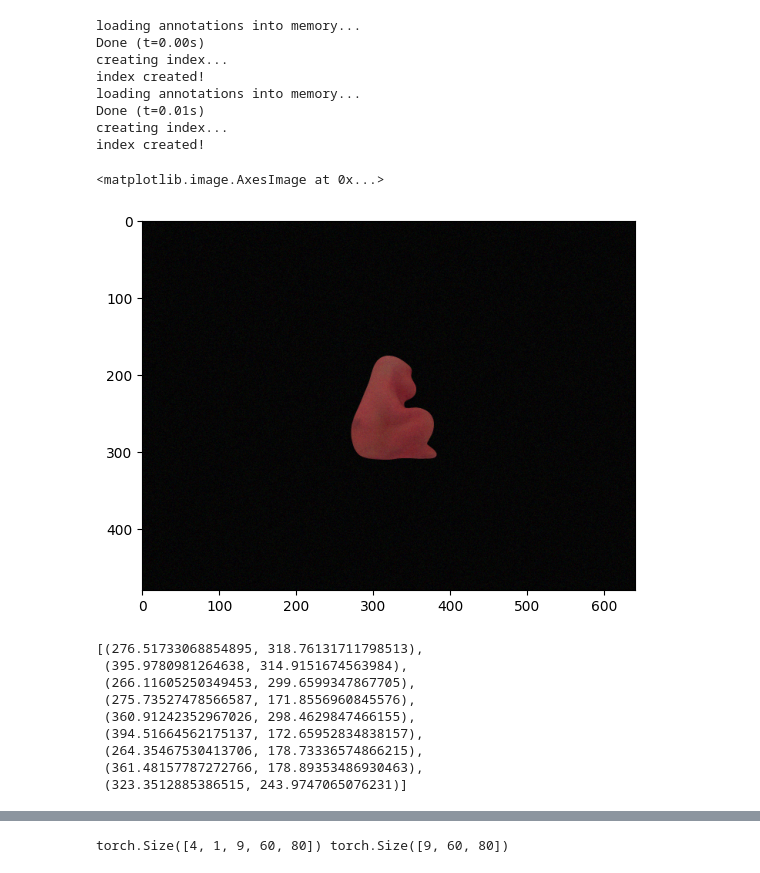
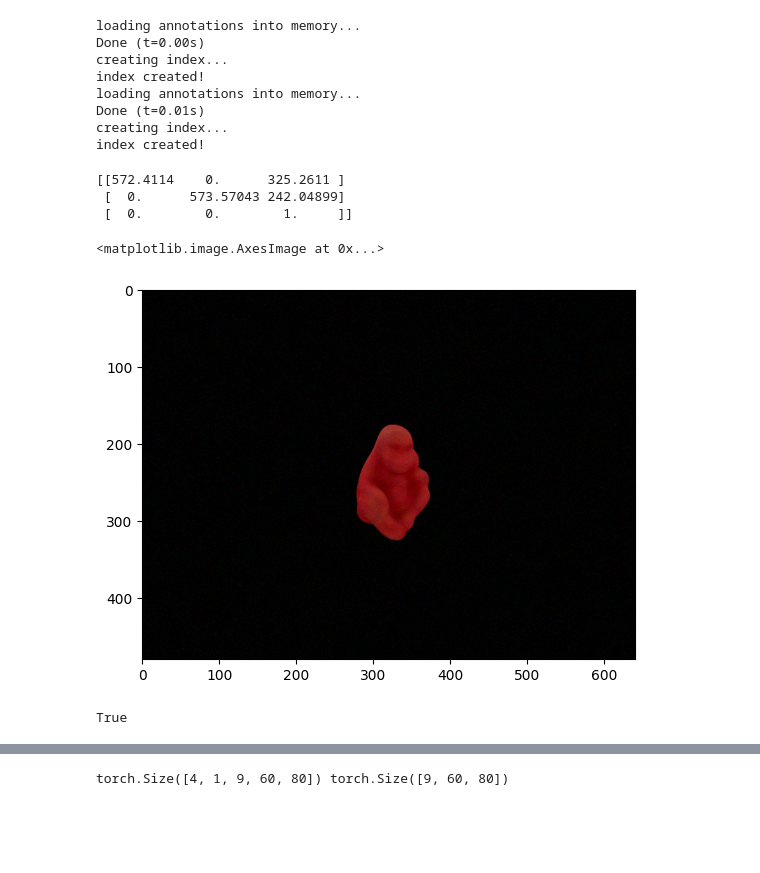
Before and after one commit to kunalb123/computer-vision-6d-pose-estimation, a Jupyter notebook: eval.ipynb, the cells around one changed output, grey strips where cells are left out. Drawn from its saved outputs; the diff is of its cells as text; code cells hidden in the pictures; blank space fills up the shorter version.

```diff
--- a/eval.ipynb
+++ b/eval.ipynb
@@ -57,37 +61,40 @@ config_detect = lambda: None
 config_detect.mask_edges = 1
 config_detect.mask_faces = 1
 config_detect.vertex = 1
 config_detect.threshold = 0.5
 config_detect.softmax = 1000
 config_detect.thresh_angle = config["thresh_angle"]
 config_detect.thresh_map = config["thresh_map"]
 config_detect.sigma = config["sigma"]
 config_detect.thresh_points = config["thresh_points"]
 
 cam_json_file = 'data/lm_base/lm/camera.json'
 with open(cam_json_file, 'r') as f:
     camera_params = json.load(f)
 
 cx = camera_params['cx']
 cy = camera_params['cy']
 fx = camera_params['fx']
 fy = camera_params['fy']
 
 K = np.array([
     [fx, 0, cx],
     [0, fy, cy],
     [0, 0, 1]
 ])
-
-img_norm, target_dict = dataset_train[100]
+print(K)
+img_norm, target_dict = dataset_train[10]
 gt_maps = target_dict['gt_maps']
 img = target_dict['img']
 gt_belief = gt_maps[:9]
 gt_vector = gt_maps[9:]
 plt.imshow(img)
 # %% [output]
-<matplotlib.image.AxesImage at 0x...>
+[[572.4114    0.      325.2611 ]
+ [  0.      573.57043 242.04899]
+ [  0.        0.        1.     ]]
+<matplotlib.image.AxesImage at 0x...>
-[figure, old version]
+[figure, new version]
 # %%
 transform = transforms.Compose(
     [
@@ -116,14 +123,8 @@ objects, all_peaks = ObjectDetector().find_objects(
             scale_factor=8,
         )
 points = objects[0][1] + [(objects[0][0][0] * scale_factor, objects[0][0][1] * scale_factor)]
-points
+cuboid1 = Cuboid3d([model1['size_x'], model1['size_y'], model1['size_z']])
+solver = CuboidPNPSolver(camera_intrinsic_matrix=K, cuboid3d=cuboid1)
+location, quaternion, rvec, projected_points = solver.solve_pnp(points)
 # %% [output]
-[(276.51733068854895, 318.76131711798513),
- (395.9780981264638, 314.9151674563984),
- (266.11605250349453, 299.6599347867705),
- (275.73527478566587, 171.8556960845576),
- (360.91242352967026, 298.4629847466155),
- (394.51664562175137, 172.65952834838157),
- (264.35467530413706, 178.73336574866215),
- (361.48157787272766, 178.89353486930463),
- (323.3512885386515, 243.9747065076231)]
+True
```
Also changed, not shown: parts of 8 cells of this notebook, 2 other files.
